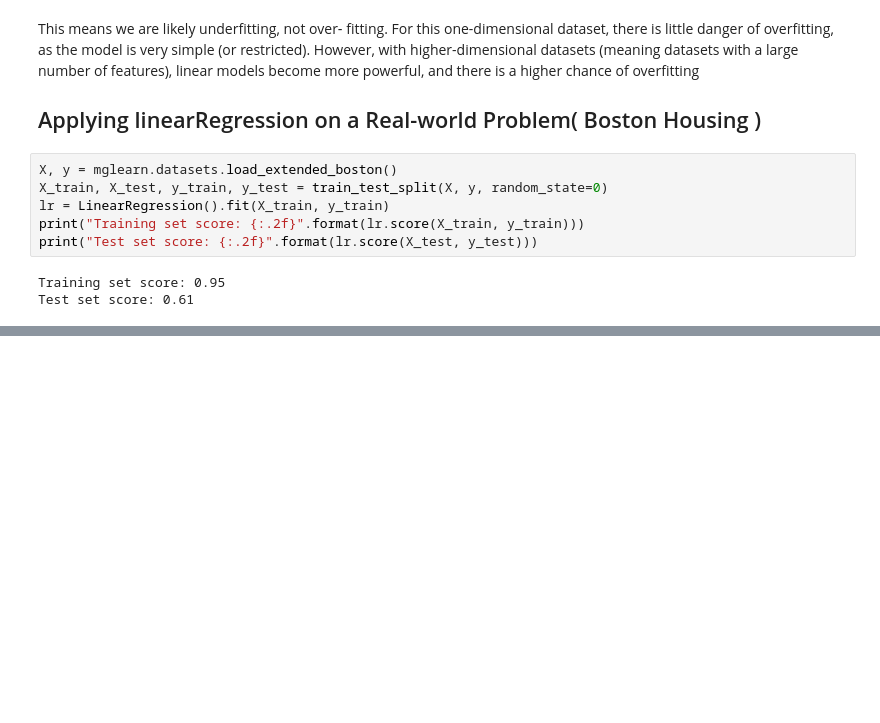
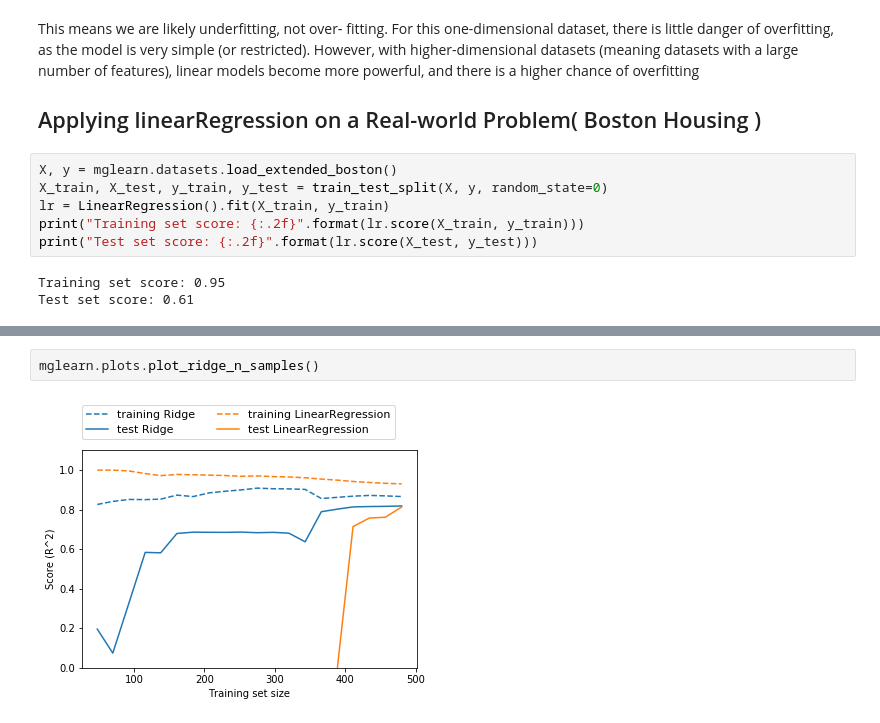
Before and after one commit to AyaElghannam/Books, a Jupyter notebook: Introduction to Machine Learning with Python - A Guide for Data Scientists 2017/Introduction to Machine Learning with Python CH2.ipynb, the cells around one changed output, grey strips where cells are left out. Cells and saved outputs as stored; diff of their text form; blank space fills up the shorter version.

```diff
--- a/Introduction to Machine Learning with Python - A Guide for Data Scientists 2017/Introduction to Machine Learning with Python CH2.ipynb
+++ b/Introduction to Machine Learning with Python - A Guide for Data Scientists 2017/Introduction to Machine Learning with Python CH2.ipynb
@@ -373,0 +449,4 @@ SO we need to try a model that allow controlling the complexity
+# %%
+mglearn.plots.plot_ridge_n_samples()
+# %% [output]
+[figure, added]
```
Also changed, not shown: parts of 40 cells of this notebook.
